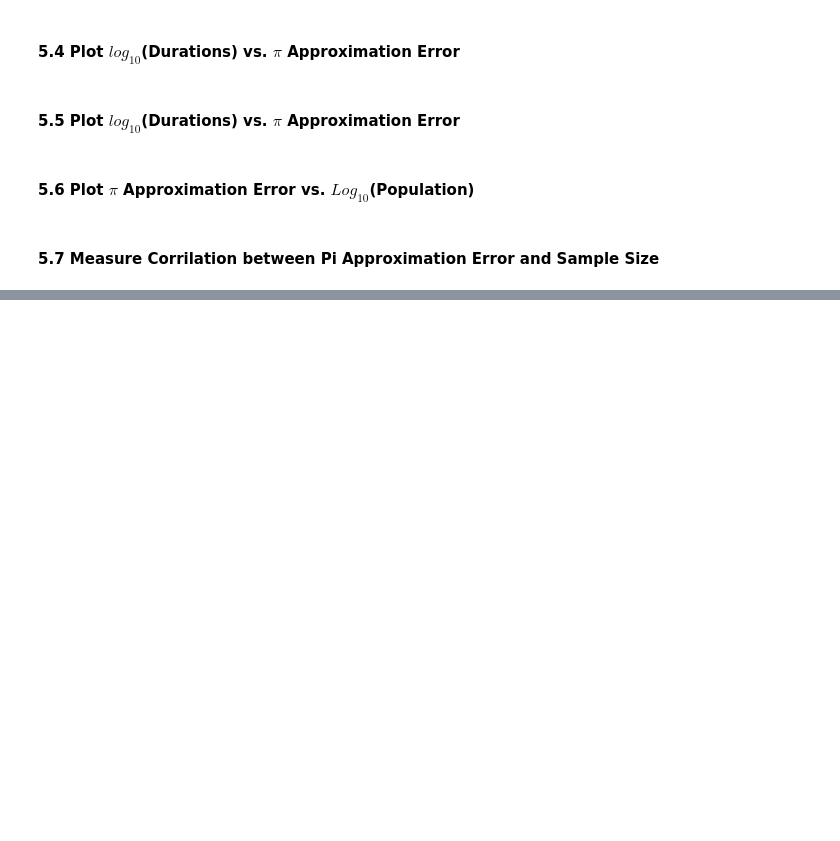
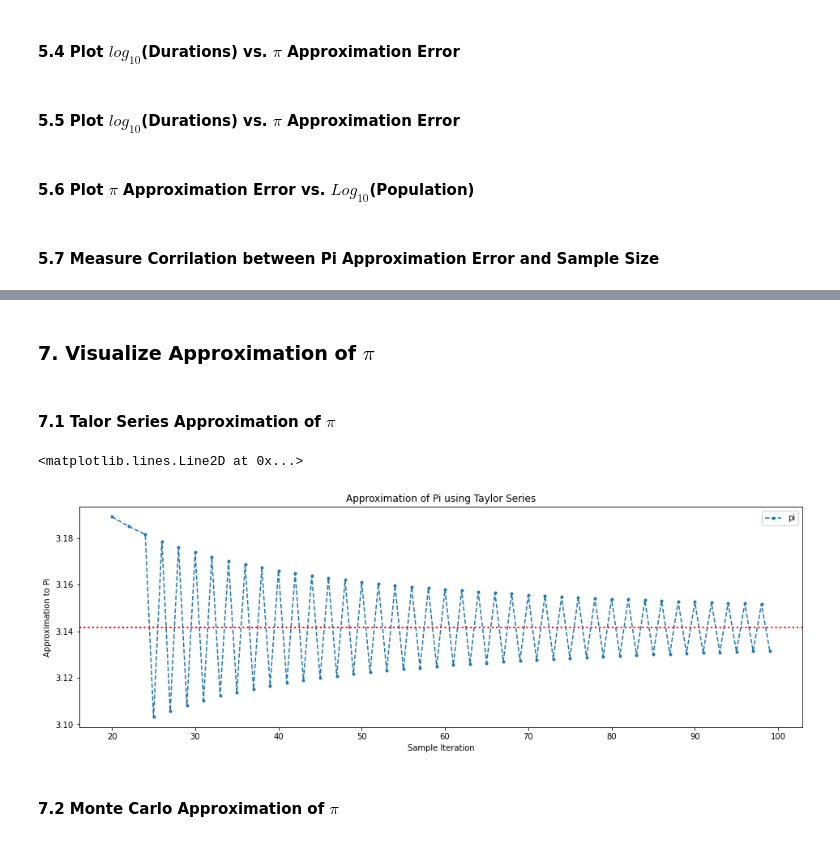
Before and after one commit to nipunjeetgujral/Approximate-Pi, a Jupyter notebook: Approximate Pi.ipynb, the cells around one changed output, grey strips where cells are left out. Saved outputs shown, nothing was run; the diff lists cells and outputs as text; code cells hidden in the pictures; blank space fills up the shorter version.

Commit message:
Added Segment Visualizing Pi

```diff
--- a/Approximate Pi.ipynb
+++ b/Approximate Pi.ipynb
@@ -531,5 +535,49 @@ The series method of approxiamting $\pi$ only requires one algorithmicaly genera
 <br>
 
 Although weakly corrilated the NumpyMC algorithm is almost twices a negatively corrilated as the QCMC algorithm futher providign evidence to the notation that the NumpyMC algorithm is faster and more accruate the the QCMC algorithm.
+# %% [markdown]
+### 7. Visualize Approximation of $\pi$
+# %% [markdown]
+#### 7.1 Talor Series Approximation of $\pi$
+# %%
+sample_size = int(1e2)
+
+(
+    pd.DataFrame(
+        data = list(zip(
+            range(sample_size),
+        )),
+        columns = ['sample']
+    )
+    .assign(
+        approximation = lambda x: (1**(2*x['sample']+1)*(-1)**x['sample'])/(2*x['sample']+1),
+        pi = lambda x: abs(4*np.cumsum(x['approximation']))
+    )
+    .query("pi > 3.1 and pi < 3.19")
+    .plot(
+        x = 'sample',
+        y = 'pi',
+        style = "o--",
+        markersize = 3,
+        xlabel = "Sample Iteration",
+        ylabel = "Approximation to Pi",
+        title = "Approximation of Pi using Taylor Series",
+        figsize = (16, 5),
+    )
+)
+
+
+plt.axhline(
+    y = np.pi,
+    xmin = 0, xmax = sample_size,
+    color = 'red',
+    linewidth = 2,
+    linestyle = 'dotted'
+)
+# %% [output]
+<matplotlib.lines.Line2D at 0x...>
+[figure, added]
+# %% [markdown]
+#### 7.2 Monte Carlo Approximation of $\pi$
 # %%
 def ConditionallyColor(x):
```
Also changed, not shown: parts of 4 cells of this notebook.
